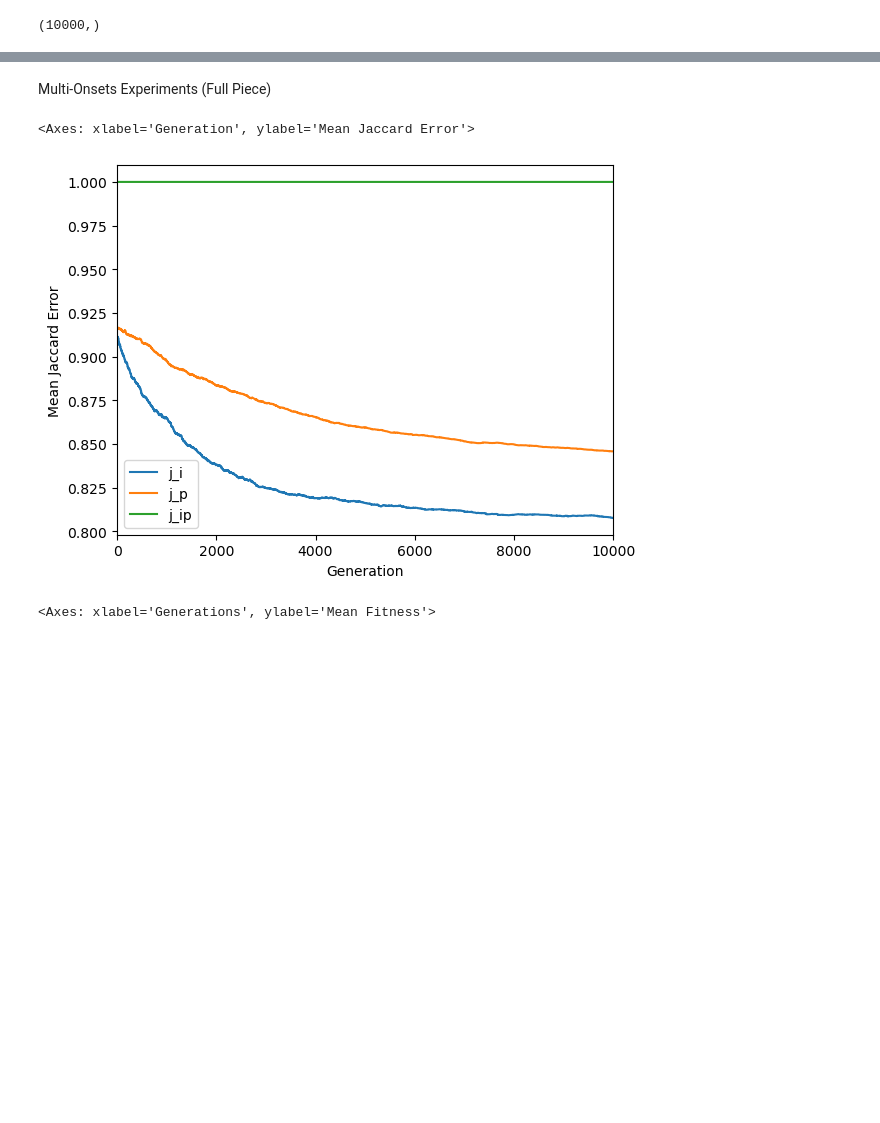
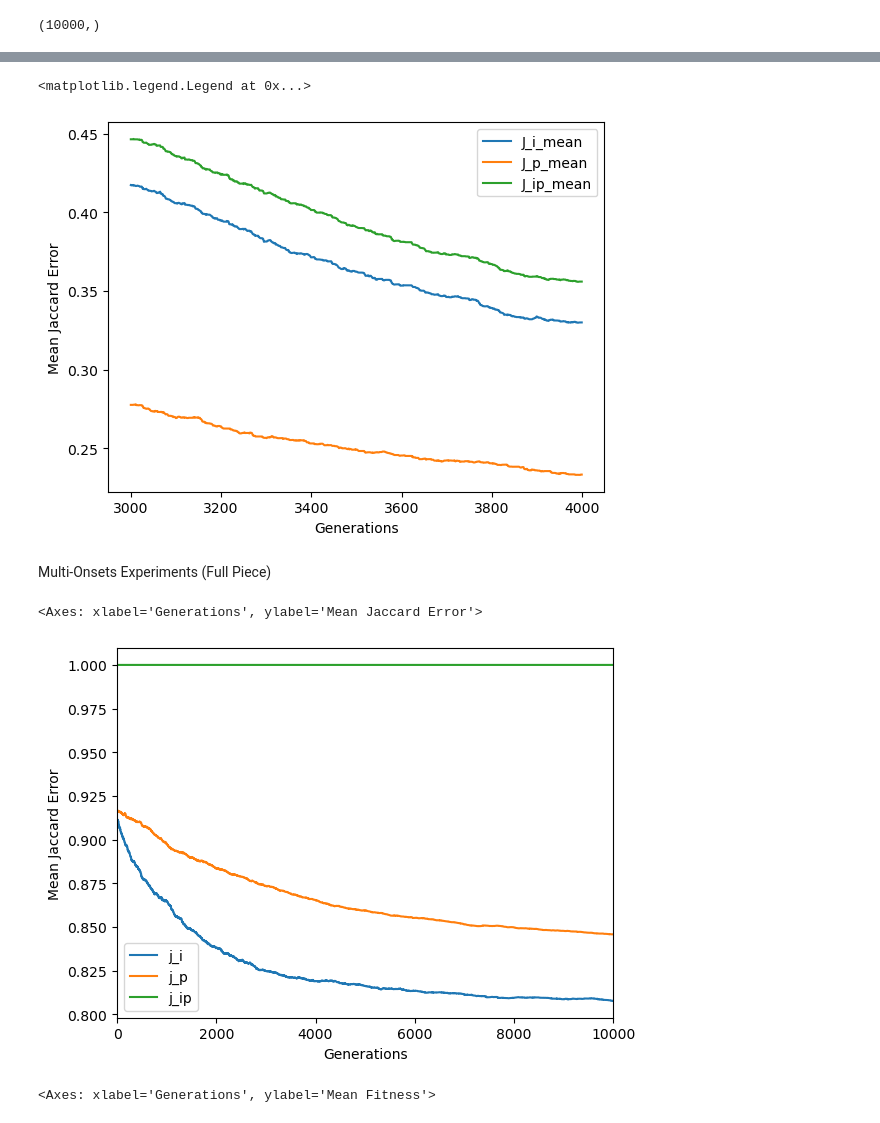
Before and after one commit to jd-rub/MA-thesis, a Jupyter notebook: notebooks/plotting.ipynb, the cells around one changed output, grey strips where cells are left out. Saved outputs shown, nothing was run; the diff lists cells and outputs as text; code cells hidden in the pictures; blank space fills up the shorter version.

```diff
--- a/notebooks/plotting.ipynb
+++ b/notebooks/plotting.ipynb
@@ -123,3 +126,13 @@ plt.legend()
+# %%
+plt.plot(np.arange(3000, 4000), j_i_means[3000:4000], label="J_i_mean")
+plt.plot(np.arange(3000, 4000), j_p_means[3000:4000], label="J_p_mean")
+plt.plot(np.arange(3000, 4000), j_ip_means[3000:4000], label="J_ip_mean")
+plt.xlabel("Generations")
+plt.ylabel("Mean Jaccard Error")
+plt.legend()
+# %% [output]
+<matplotlib.legend.Legend at 0x...>
+[figure, added]
 # %% [markdown]
 Multi-Onsets Experiments (Full Piece)
 # %%
@@ -135,9 +148,9 @@ for i, file in enumerate(csv_files):
     fitness = pd.concat([fitness, df["fitness"]], axis=1)
 df = pd.DataFrame({"j_i":list(j_i.mean(axis=1)), "j_p":list(j_p.mean(axis=1)), "j_ip":list(j_ip.mean(axis=1))})
 df_fit = fitness.mean(axis=1)
-df.plot(xlabel="Generation", ylabel="Mean Jaccard Error", xlim=(0, 10000))
+df.plot(xlabel="Generations", ylabel="Mean Jaccard Error", xlim=(0, 10000))
 # %% [output]
-<Axes: xlabel='Generation', ylabel='Mean Jaccard Error'>
+<Axes: xlabel='Generations', ylabel='Mean Jaccard Error'>
 [figure]
 # %%
 df_fit.plot(xlabel="Generations", ylabel="Mean Fitness", xlim=(0, 10000))
```
Also changed, not shown: parts of 9 cells of this notebook, 1 other file.
